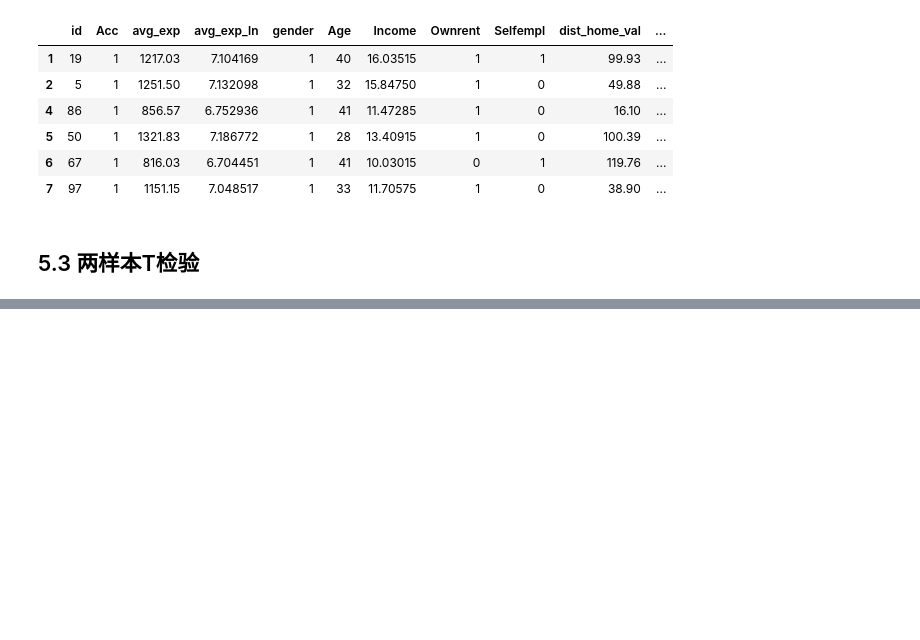
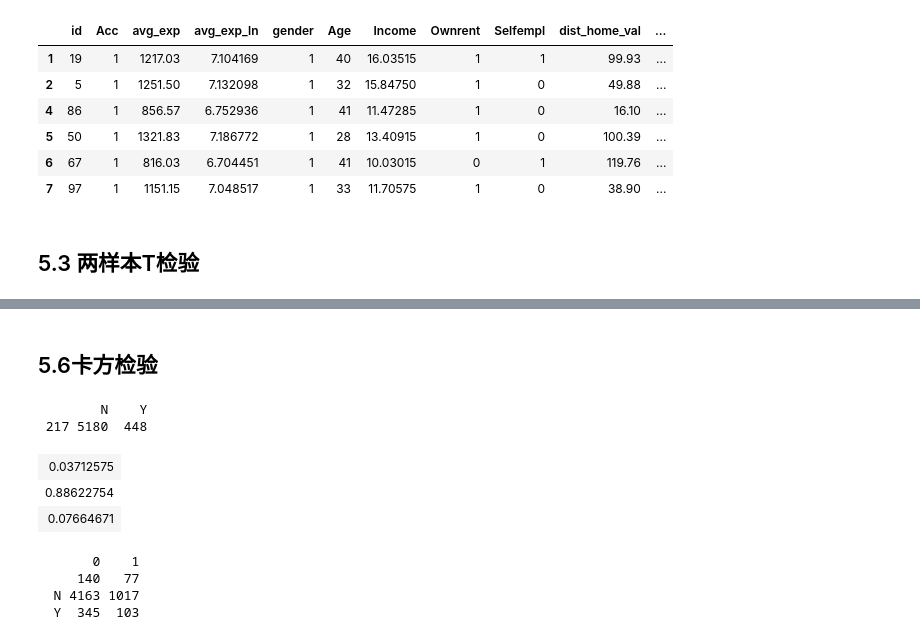
Before and after one commit to hhland/R-notebook, a Jupyter notebook: study163-dm/ch05-example.ipynb, the cells around one changed output, grey strips where cells are left out. Saved outputs shown, nothing was run; the diff lists cells and outputs as text; code cells hidden in the pictures; blank space fills up the shorter version.

```diff
--- a/study163-dm/ch05-example.ipynb
+++ b/study163-dm/ch05-example.ipynb
@@ -129,0 +298,25 @@ head(creditcard_exp)
+# %% [markdown]
+##      5.6卡方检验
+# %%
+accepts<-read.csv("data/accepts.csv",fileEncoding="GBK")
+#accepts<-na.omit(accepts)
+# %%
+table(accepts$bankruptcy_ind)
+# %% [output]
+        N    Y
+ 217 5180  448
+# %%
+m<-matrix(table(accepts$bankruptcy_ind))
+prop.table(m, 2)
+# %% [output]
+| 0.03712575 |
+| 0.88622754 |
+| 0.07664671 |
+# %%
+#barplot(table(accepts$bankruptcy_ind))
+table(accepts$bankruptcy_ind,accepts$bad_ind)
+# %% [output]
+       0    1
+     140   77
+  N 4163 1017
+  Y  345  103
```
Also changed, not shown: parts of 15 cells of this notebook, 1 other file.
